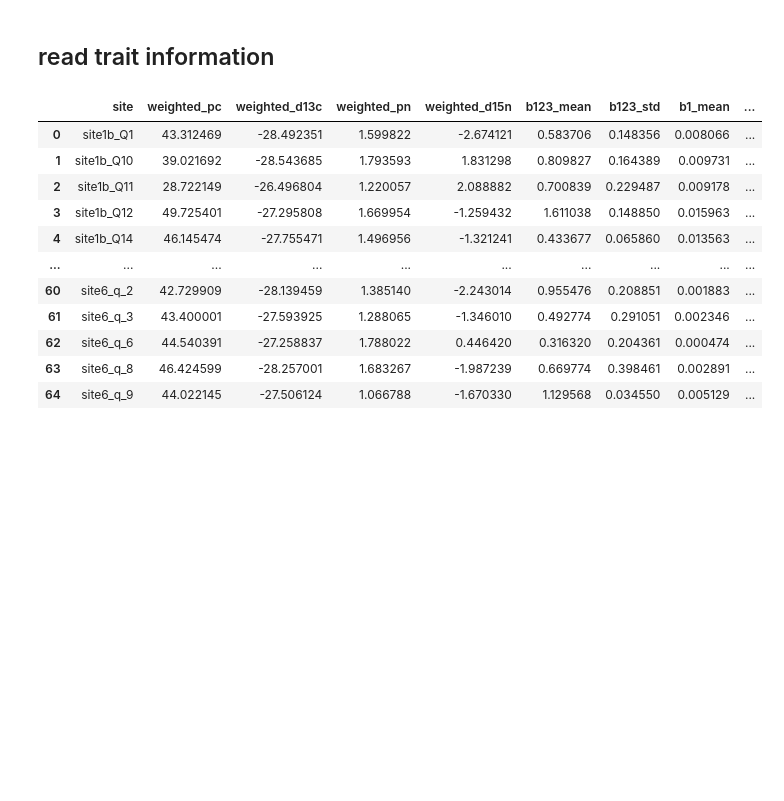
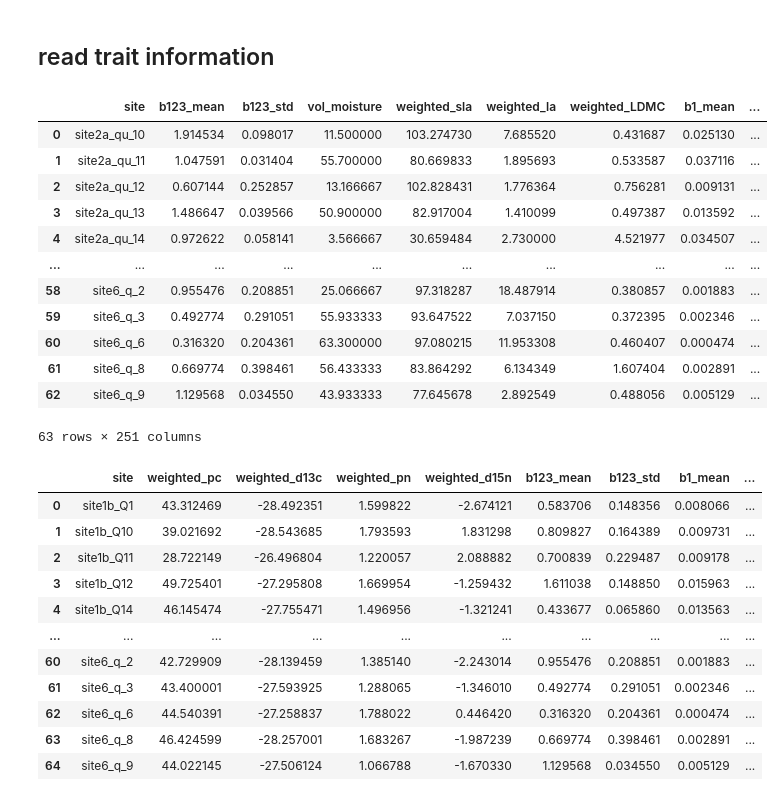
Before and after one commit to wenquchen/hytools, a Jupyter notebook: PLSR normalized uas spectral data to model all traits- WITH add CHM.ipynb, the cells around one changed output. Cells and saved outputs as stored; diff of their text form; code cells hidden in the pictures; blank space fills up the shorter version.

```diff
--- a/PLSR normalized uas spectral data to model all traits- WITH add CHM.ipynb
+++ b/PLSR normalized uas spectral data to model all traits- WITH add CHM.ipynb
@@ -29,6 +29,22 @@ df_LDMC = pd.read_csv(r"F:\wenqu\DOE_Arctic_project\spectral\combine_LDMC.csv")
 
 df_new = pd.read_csv(r"F:\wenqu\DOE_Arctic_project\spectral\new_traits.csv")
 df_pc = pd.read_csv(r"F:\wenqu\DOE_Arctic_project\spectral\new_traits_delete_outlier.csv")
+# %%
+df_SLA
+# %% [output]
+|  | site | b123_mean | b123_std | vol_moisture | weighted_sla | weighted_la | weighted_LDMC | b1_mean | ... |
+| 0 | site2a_qu_10 | 1.914534 | 0.098017 | 11.500000 | 103.274730 | 7.685520 | 0.431687 | 0.025130 | ... |
+| 1 | site2a_qu_11 | 1.047591 | 0.031404 | 55.700000 | 80.669833 | 1.895693 | 0.533587 | 0.037116 | ... |
+| 2 | site2a_qu_12 | 0.607144 | 0.252857 | 13.166667 | 102.828431 | 1.776364 | 0.756281 | 0.009131 | ... |
+| 3 | site2a_qu_13 | 1.486647 | 0.039566 | 50.900000 | 82.917004 | 1.410099 | 0.497387 | 0.013592 | ... |
+| 4 | site2a_qu_14 | 0.972622 | 0.058141 | 3.566667 | 30.659484 | 2.730000 | 4.521977 | 0.034507 | ... |
+| ... | ... | ... | ... | ... | ... | ... | ... | ... | ... |
+| 58 | site6_q_2 | 0.955476 | 0.208851 | 25.066667 | 97.318287 | 18.487914 | 0.380857 | 0.001883 | ... |
+| 59 | site6_q_3 | 0.492774 | 0.291051 | 55.933333 | 93.647522 | 7.037150 | 0.372395 | 0.002346 | ... |
+| 60 | site6_q_6 | 0.316320 | 0.204361 | 63.300000 | 97.080215 | 11.953308 | 0.460407 | 0.000474 | ... |
+| 61 | site6_q_8 | 0.669774 | 0.398461 | 56.433333 | 83.864292 | 6.134349 | 1.607404 | 0.002891 | ... |
+| 62 | site6_q_9 | 1.129568 | 0.034550 | 43.933333 | 77.645678 | 2.892549 | 0.488056 | 0.005129 | ... |
+63 rows × 251 columns
 # %%
 df_new
 # %% [output]
```
Also changed, not shown: parts of 23 cells of this notebook, 42 other files.
